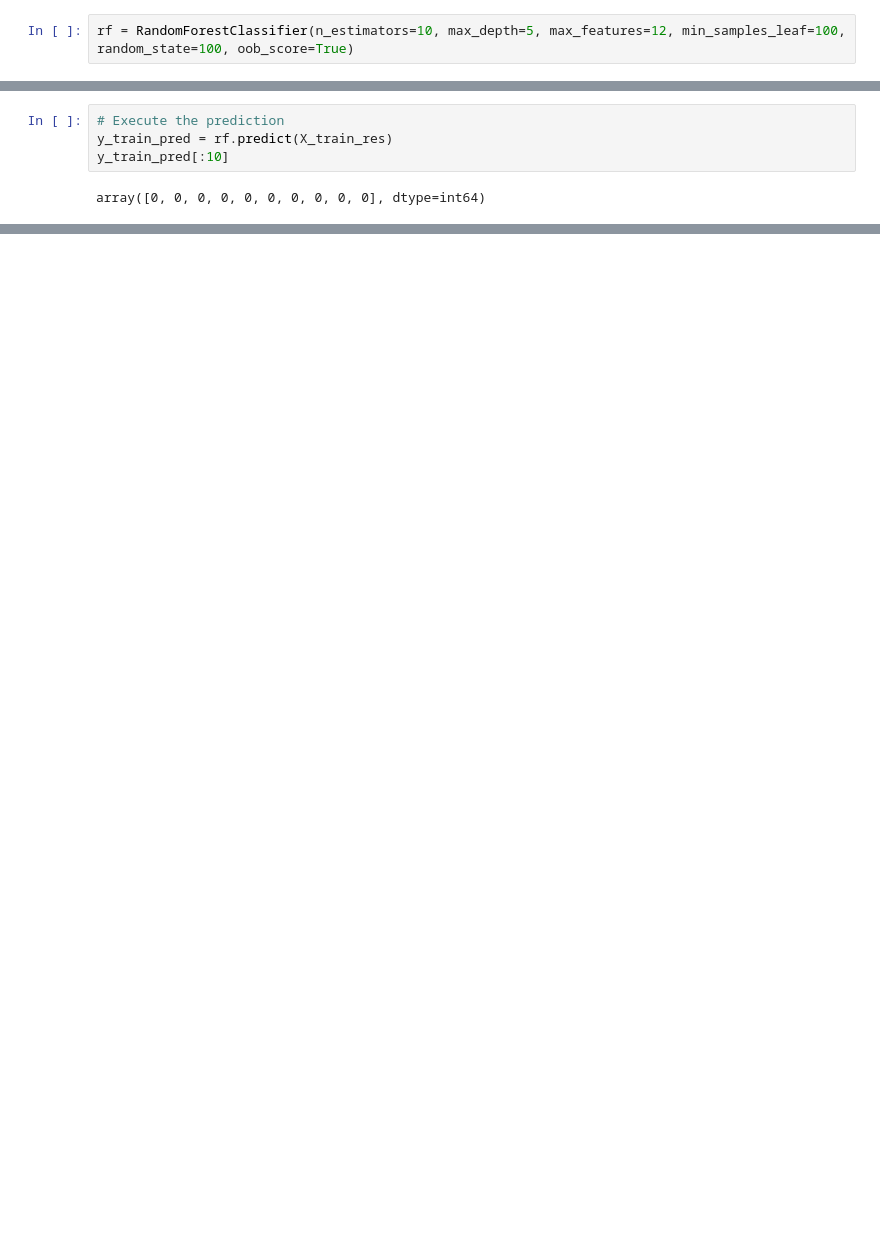
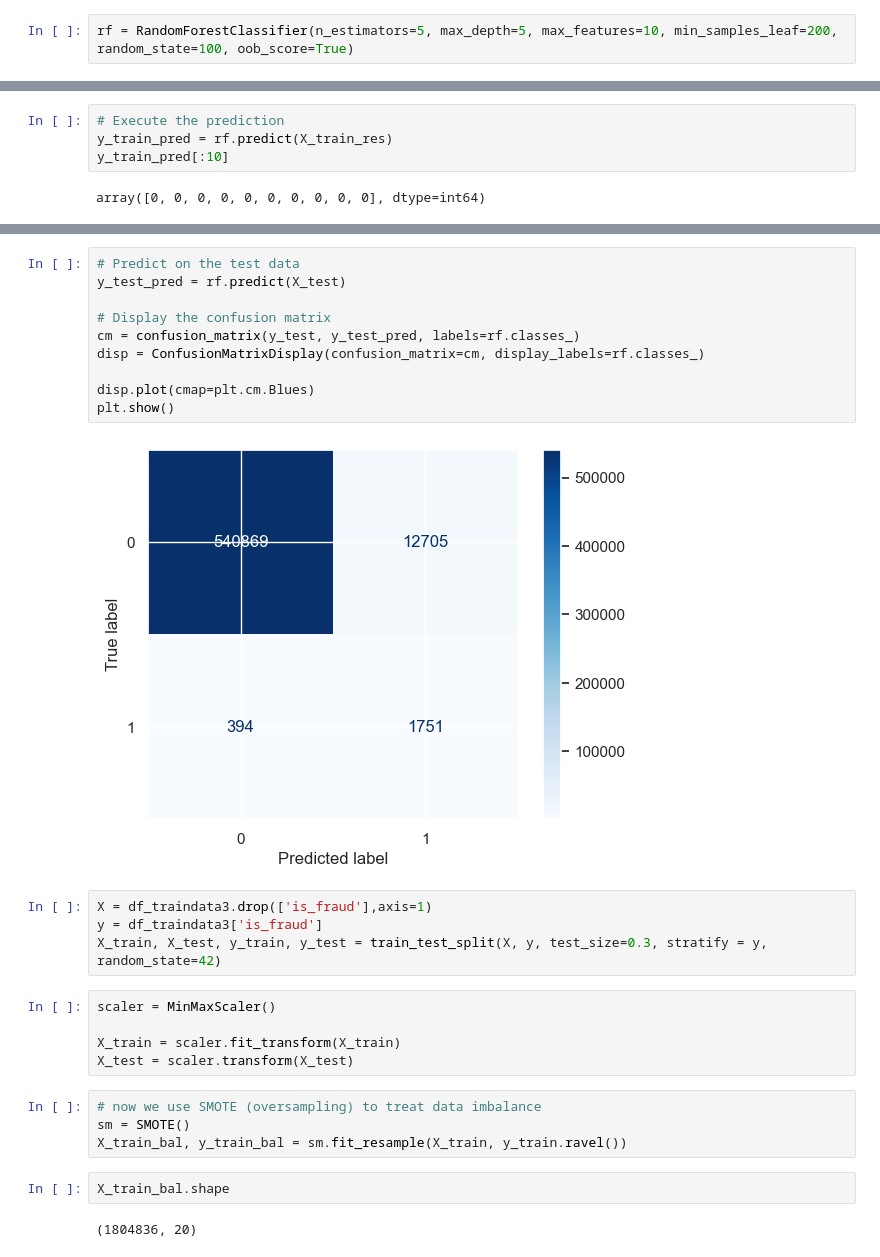
Before and after one commit to VinukaSilva/Credit-Card-Fraud-Detection, a Jupyter notebook: Neural Networks_New Dataset.ipynb, the cells around one changed output, grey strips where cells are left out. Saved outputs shown, nothing was run; the diff lists cells and outputs as text; blank space fills up the shorter version.

```diff
--- a/Neural Networks_New Dataset.ipynb
+++ b/Neural Networks_New Dataset.ipynb
@@ -917,7 +916,7 @@ print(sorted(Counter(y_train_res).items()))
 # %% [output]
 [(0, 1289169), (1, 1288749)]
 # %%
-rf = RandomForestClassifier(n_estimators=10, max_depth=5, max_features=12, min_samples_leaf=100, random_state=100, oob_score=True)
+rf = RandomForestClassifier(n_estimators=5, max_depth=5, max_features=10, min_samples_leaf=200, random_state=100, oob_score=True)
 # %%
 rf.fit(X_train_res, y_train_res)
 # %% [output]
@@ -946,0 +964,29 @@ weighted avg       0.92      0.91      0.91   2577918
+# %%
+# Predict on the test data
+y_test_pred = rf.predict(X_test)
+
+# Display the confusion matrix
+cm = confusion_matrix(y_test, y_test_pred, labels=rf.classes_)
+disp = ConfusionMatrixDisplay(confusion_matrix=cm, display_labels=rf.classes_)
+
+disp.plot(cmap=plt.cm.Blues)
+plt.show()
+# %% [output]
+[figure, added]
+# %%
+X = df_traindata3.drop(['is_fraud'],axis=1)
+y = df_traindata3['is_fraud']
+X_train, X_test, y_train, y_test = train_test_split(X, y, test_size=0.3, stratify = y, random_state=42)
+# %%
+scaler = MinMaxScaler()
+
+X_train = scaler.fit_transform(X_train)
+X_test = scaler.transform(X_test)
+# %%
+# now we use SMOTE (oversampling) to treat data imbalance
+sm = SMOTE()
+X_train_bal, y_train_bal = sm.fit_resample(X_train, y_train.ravel())
+# %%
+X_train_bal.shape
+# %% [output]
+(1804836, 20)
```
Also changed, not shown: parts of 19 cells of this notebook.
